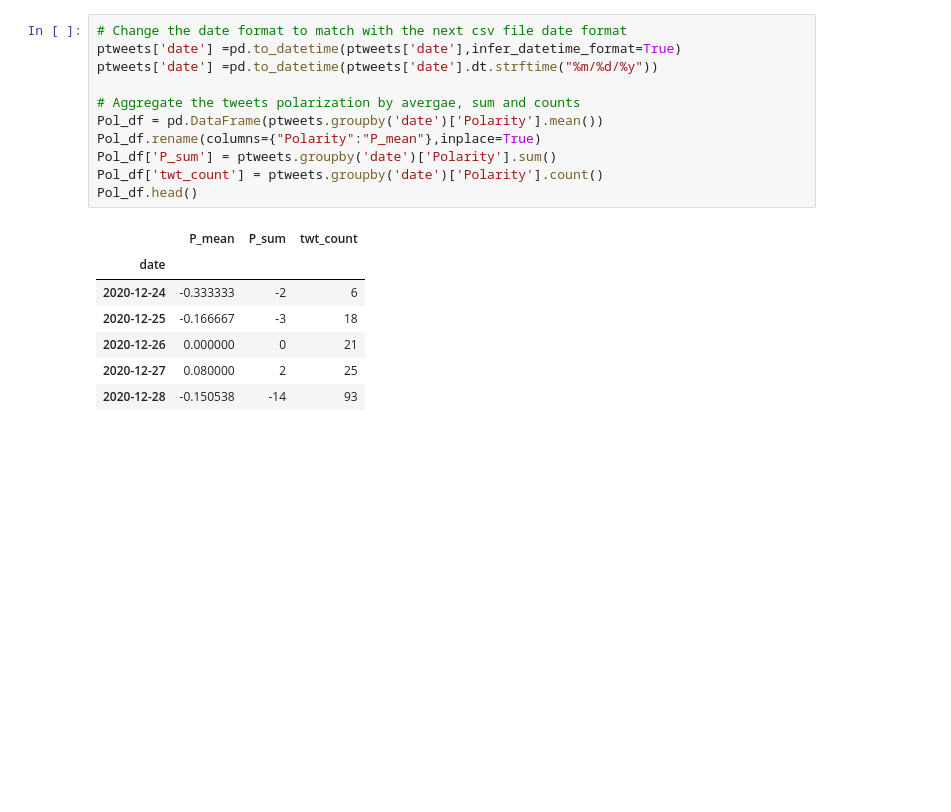
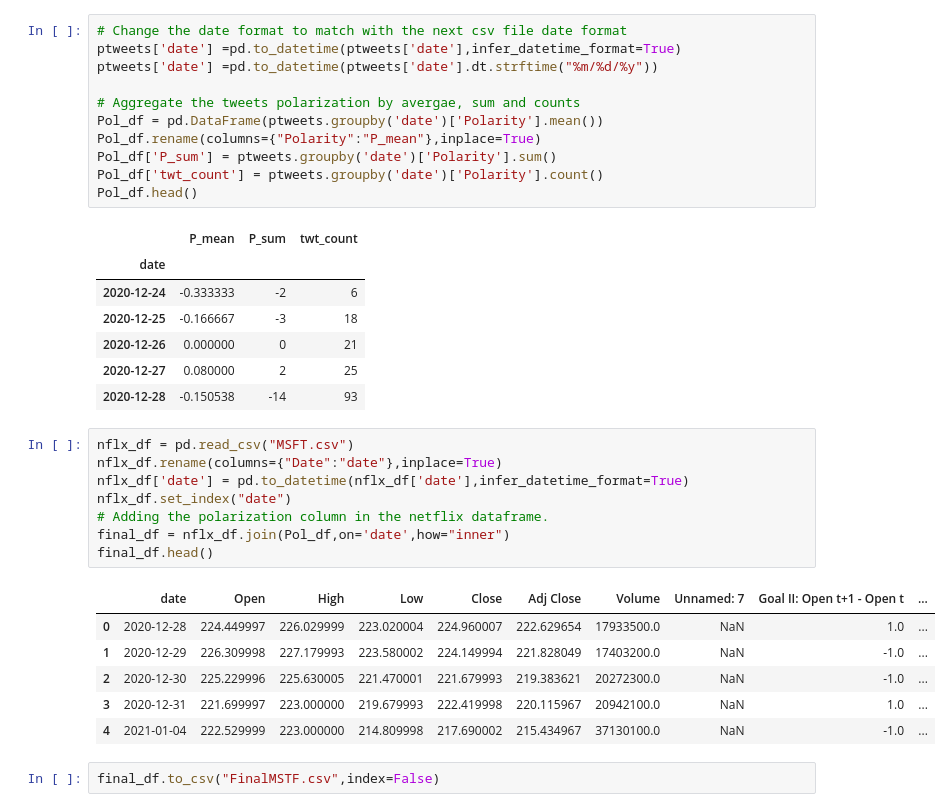
Before and after one commit to SohomSaha045/finalYearProject, a Jupyter notebook: model.ipynb, the cells around one changed output. Cells and saved outputs as stored; diff of their text form; blank space fills up the shorter version.

```diff
--- a/model.ipynb
+++ b/model.ipynb
@@ -237,3 +237,20 @@ Pol_df.head()
 | 2020-12-26 | 0.000000 | 0 | 21 |
 | 2020-12-27 | 0.080000 | 2 | 25 |
 | 2020-12-28 | -0.150538 | -14 | 93 |
+# %%
+nflx_df = pd.read_csv("MSFT.csv")
+nflx_df.rename(columns={"Date":"date"},inplace=True)
+nflx_df['date'] = pd.to_datetime(nflx_df['date'],infer_datetime_format=True)
+nflx_df.set_index("date")
+# Adding the polarization column in the netflix dataframe.
+final_df = nflx_df.join(Pol_df,on='date',how="inner")
+final_df.head()
+# %% [output]
+|  | date | Open | High | Low | Close | Adj Close | Volume | Unnamed: 7 | Goal II: Open t+1 - Open t | ... |
+| 0 | 2020-12-28 | 224.449997 | 226.029999 | 223.020004 | 224.960007 | 222.629654 | 17933500.0 | NaN | 1.0 | ... |
+| 1 | 2020-12-29 | 226.309998 | 227.179993 | 223.580002 | 224.149994 | 221.828049 | 17403200.0 | NaN | -1.0 | ... |
+| 2 | 2020-12-30 | 225.229996 | 225.630005 | 221.470001 | 221.679993 | 219.383621 | 20272300.0 | NaN | -1.0 | ... |
+| 3 | 2020-12-31 | 221.699997 | 223.000000 | 219.679993 | 222.419998 | 220.115967 | 20942100.0 | NaN | 1.0 | ... |
+| 4 | 2021-01-04 | 222.529999 | 223.000000 | 214.809998 | 217.690002 | 215.434967 | 37130100.0 | NaN | -1.0 | ... |
+# %%
+final_df.to_csv("FinalMSTF.csv",index=False)
```
Also changed, not shown: parts of 1 cell of this notebook, 1 other file.
